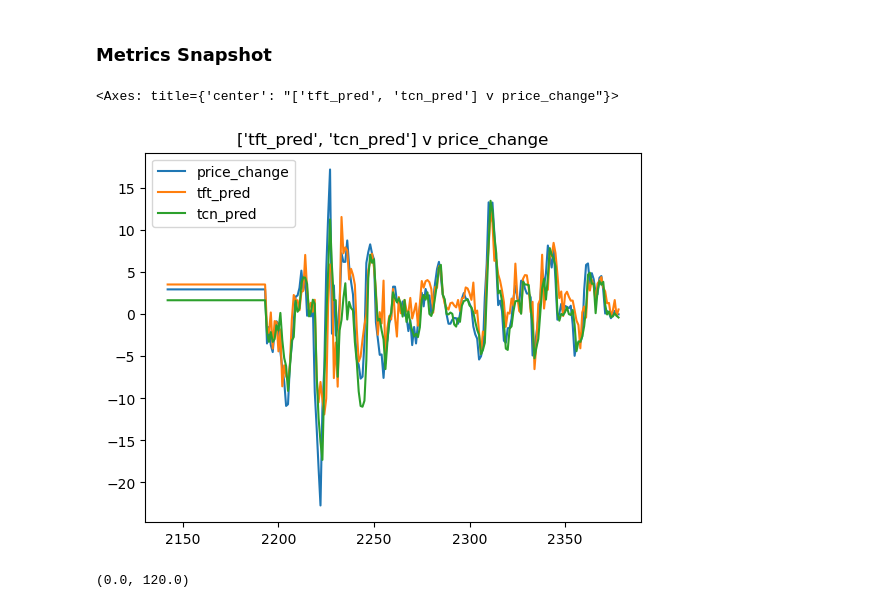
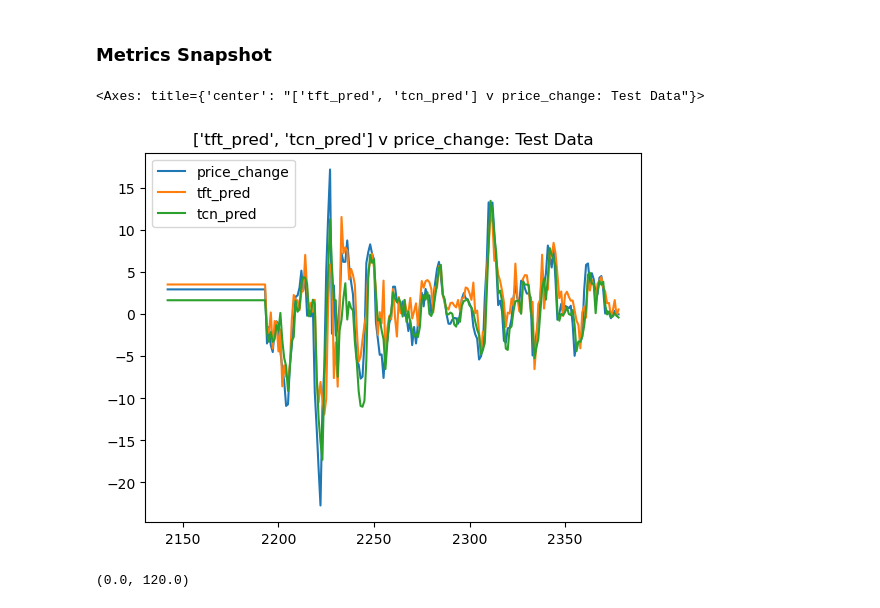
Before and after one commit to danCoder93/ENSF611-FinPrediction, a Jupyter notebook: src/FinPrediction.ipynb, the cells around one changed output. Saved outputs shown, nothing was run; the diff lists cells and outputs as text; code cells hidden in the pictures.

```diff
--- a/src/FinPrediction.ipynb
+++ b/src/FinPrediction.ipynb
@@ -711,36 +711,36 @@ df_metrics.to_csv("/content/aapl_model_metrics.csv", index=True, header=True)
 # %%
 import pandas as pd
 
 df = pd.read_csv('../data/aapl_model_complete_dataset.csv')
 
 # pred_df = pd.read_csv('../data/aapl_model_tft_dataset.csv')
 # target_df = pd.read_json('../data/aapl_price.json')
 
 # plot_df = pd.DataFrame()
 
 # for i in range(len(pred_df)):
 #     date=pred_df.iloc[i]['date'].split('T')[0]
 #     plot_df.at[i,'date'] = date
 #     plot_df.at[i,'tft_pred'] = pred_df.iloc[i]['tft_pred']
 #     try:
 #         target_index = target_df.loc[target_df['t'].str.startswith(date)].index[0]
 #         plot_df.at[i,'actual_price'] = target_df.iloc[target_index]['c']
 #     except IndexError:
 #         pass
 
 target_col = 'price_change'
 model_col = ['tft_pred','tcn_pred']
 total_length = df.count().max()
 split_len = int(total_length * 0.1)
 split_idx = total_length - split_len
 X_train,X_test = df.iloc[:split_idx], df.iloc[split_idx:]
 
 #plot_time_prediction(X_train[target_col],X_train[model_col],X_test[target_col],X_test[model_col])
 
-X_test.plot(y=[target_col,*model_col],title=f"{model_col} v {target_col}")
+X_test.plot(y=[target_col,*model_col],title=f"{model_col} v {target_col}: Test Data")
 # %% [output]
-<Axes: title={'center': "['tft_pred', 'tcn_pred'] v price_change"}>
+<Axes: title={'center': "['tft_pred', 'tcn_pred'] v price_change: Test Data"}>
-[figure, old version]
+[figure, new version]
 # %%
 #Lifted directly from Dr. Maan's code, but I think this would provide a great visual experience
 #It shows the trained, tested, and predicted data. I might try to re-create the look but putting this here for a guide and if we run out of time
```
